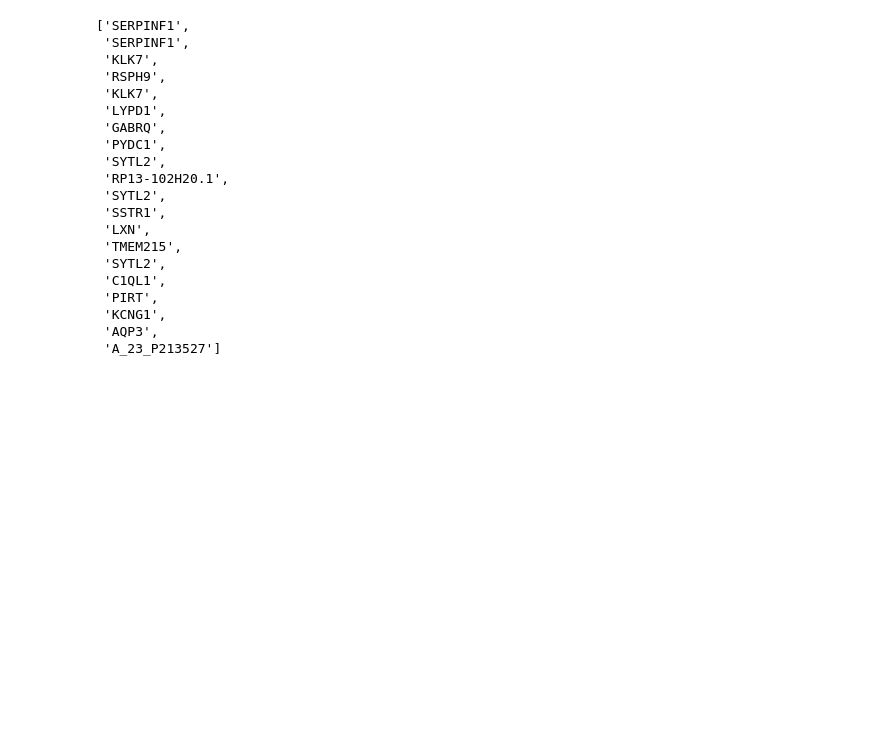
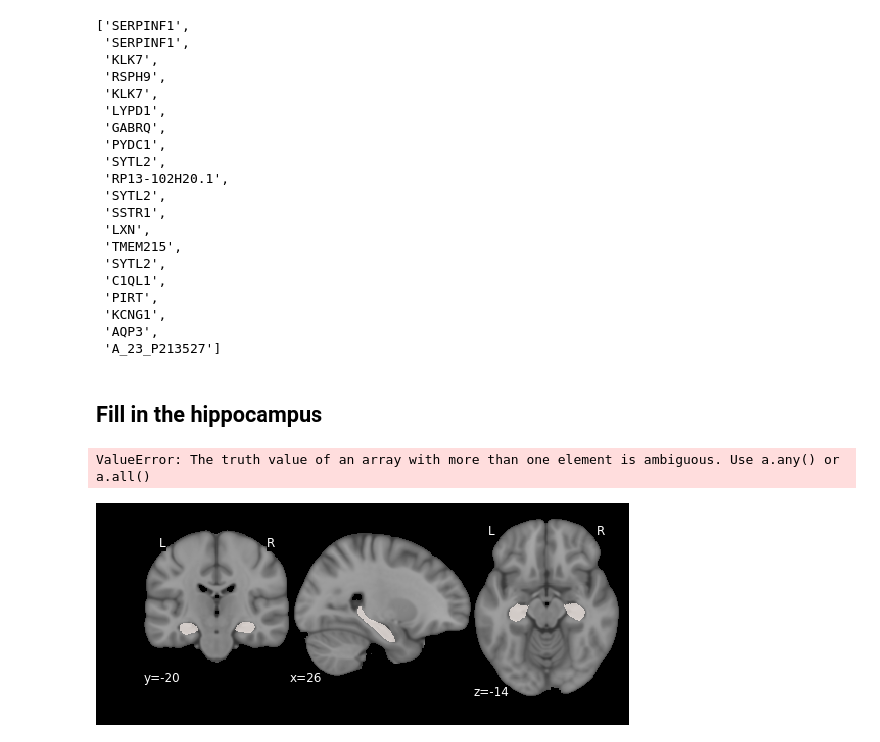
Before and after one commit to illdopejake/hack_projects, a Jupyter notebook: A-P_axis_updated_coords.ipynb, the cells around one changed output. Drawn from its saved outputs; the diff is of its cells as text; code cells hidden in the pictures; blank space fills up the shorter version.

Commit message:
working on render of gxp across hippocampus surface

```diff
--- a/A-P_axis_updated_coords.ipynb
+++ b/A-P_axis_updated_coords.ipynb
@@ -2245,3 +2245,22 @@ probes.loc[pcalr_out_NEW['gene_selections']['posterior_genes_20']
  'KCNG1',
  'AQP3',
  'A_23_P213527']
+# %% [markdown]
+## Fill in the hippocampus
+# %%
+jnk = ni.load('/usr/local/fsl/data/atlases/HarvardOxford/HarvardOxford-sub-maxprob-thr25-1mm.nii.gz')
+atlas = jnk.get_data()
+aff = jnk.affine
+# %% [output]
+ValueError: The truth value of an array with more than one element is ambiguous. Use a.any() or a.all()
+# %%
+hipp = np.zeros_like(atlas)
+hipp[(atlas==9) | (atlas==19)] = 1
+nhipp = ni.Nifti1Image(hipp, aff)
+# %%
+mni = ni.load('/Users/jakevogel/Science/tau/MNI152_T1_1mm_brain.nii')
+plt.close()
+plotting.plot_roi(nhipp, mni, draw_cross=False, cmap='Reds')
+plt.show()
+# %% [output]
+[figure, added]
```
Also changed, not shown: parts of 16 cells of this notebook.
